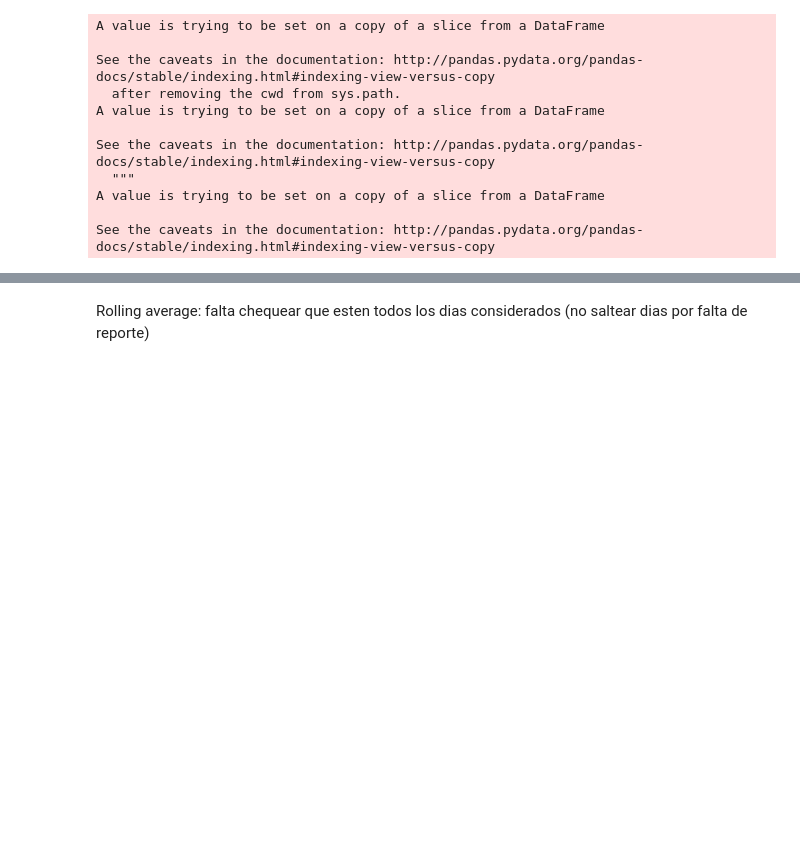
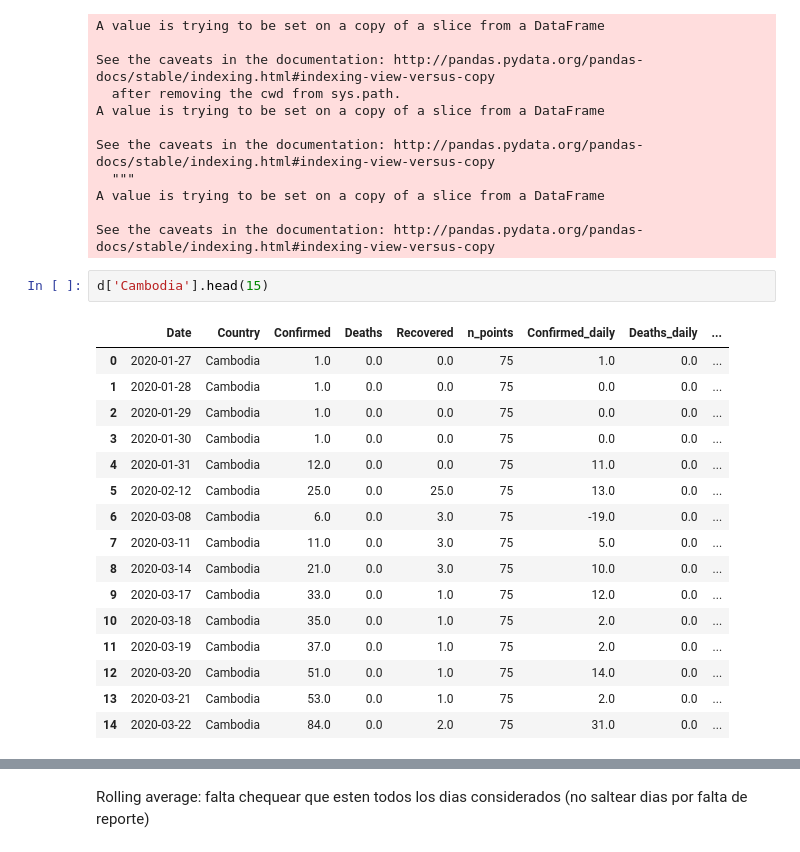
Before and after one commit to cnegrelli/COVID_19, a Jupyter notebook: csse_covid_19_data/csse_covid_19_daily_reports/COVID-19.ipynb, the cells around one changed output, grey strips where cells are left out. Drawn from its saved outputs; the diff is of its cells as text; blank space fills up the shorter version.

```diff
--- a/csse_covid_19_data/csse_covid_19_daily_reports/COVID-19.ipynb
+++ b/csse_covid_19_data/csse_covid_19_daily_reports/COVID-19.ipynb
@@ -1266,3 +1266,22 @@ See the caveats in the documentation: http://pandas.pydata.org/pandas-docs/stabl
 A value is trying to be set on a copy of a slice from a DataFrame
 
 See the caveats in the documentation: http://pandas.pydata.org/pandas-docs/stable/indexing.html#indexing-view-versus-copy
+# %%
+d['Cambodia'].head(15)
+# %% [output]
+|  | Date | Country | Confirmed | Deaths | Recovered | n_points | Confirmed_daily | Deaths_daily | ... |
+| 0 | 2020-01-27 | Cambodia | 1.0 | 0.0 | 0.0 | 75 | 1.0 | 0.0 | ... |
+| 1 | 2020-01-28 | Cambodia | 1.0 | 0.0 | 0.0 | 75 | 0.0 | 0.0 | ... |
+| 2 | 2020-01-29 | Cambodia | 1.0 | 0.0 | 0.0 | 75 | 0.0 | 0.0 | ... |
+| 3 | 2020-01-30 | Cambodia | 1.0 | 0.0 | 0.0 | 75 | 0.0 | 0.0 | ... |
+| 4 | 2020-01-31 | Cambodia | 12.0 | 0.0 | 0.0 | 75 | 11.0 | 0.0 | ... |
+| 5 | 2020-02-12 | Cambodia | 25.0 | 0.0 | 25.0 | 75 | 13.0 | 0.0 | ... |
+| 6 | 2020-03-08 | Cambodia | 6.0 | 0.0 | 3.0 | 75 | -19.0 | 0.0 | ... |
+| 7 | 2020-03-11 | Cambodia | 11.0 | 0.0 | 3.0 | 75 | 5.0 | 0.0 | ... |
+| 8 | 2020-03-14 | Cambodia | 21.0 | 0.0 | 3.0 | 75 | 10.0 | 0.0 | ... |
+| 9 | 2020-03-17 | Cambodia | 33.0 | 0.0 | 1.0 | 75 | 12.0 | 0.0 | ... |
+| 10 | 2020-03-18 | Cambodia | 35.0 | 0.0 | 1.0 | 75 | 2.0 | 0.0 | ... |
+| 11 | 2020-03-19 | Cambodia | 37.0 | 0.0 | 1.0 | 75 | 2.0 | 0.0 | ... |
+| 12 | 2020-03-20 | Cambodia | 51.0 | 0.0 | 1.0 | 75 | 14.0 | 0.0 | ... |
+| 13 | 2020-03-21 | Cambodia | 53.0 | 0.0 | 1.0 | 75 | 2.0 | 0.0 | ... |
+| 14 | 2020-03-22 | Cambodia | 84.0 | 0.0 | 2.0 | 75 | 31.0 | 0.0 | ... |
```
Also changed, not shown: parts of 32 cells of this notebook.
